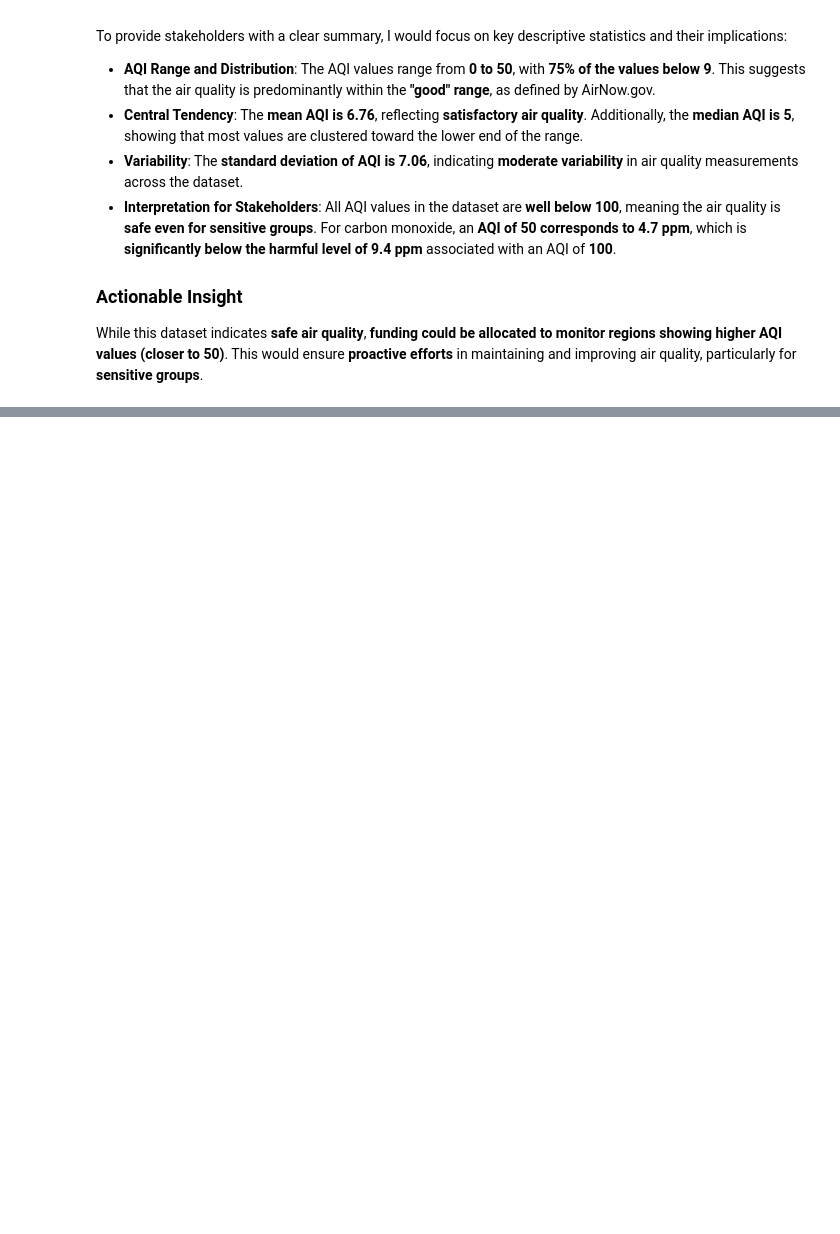
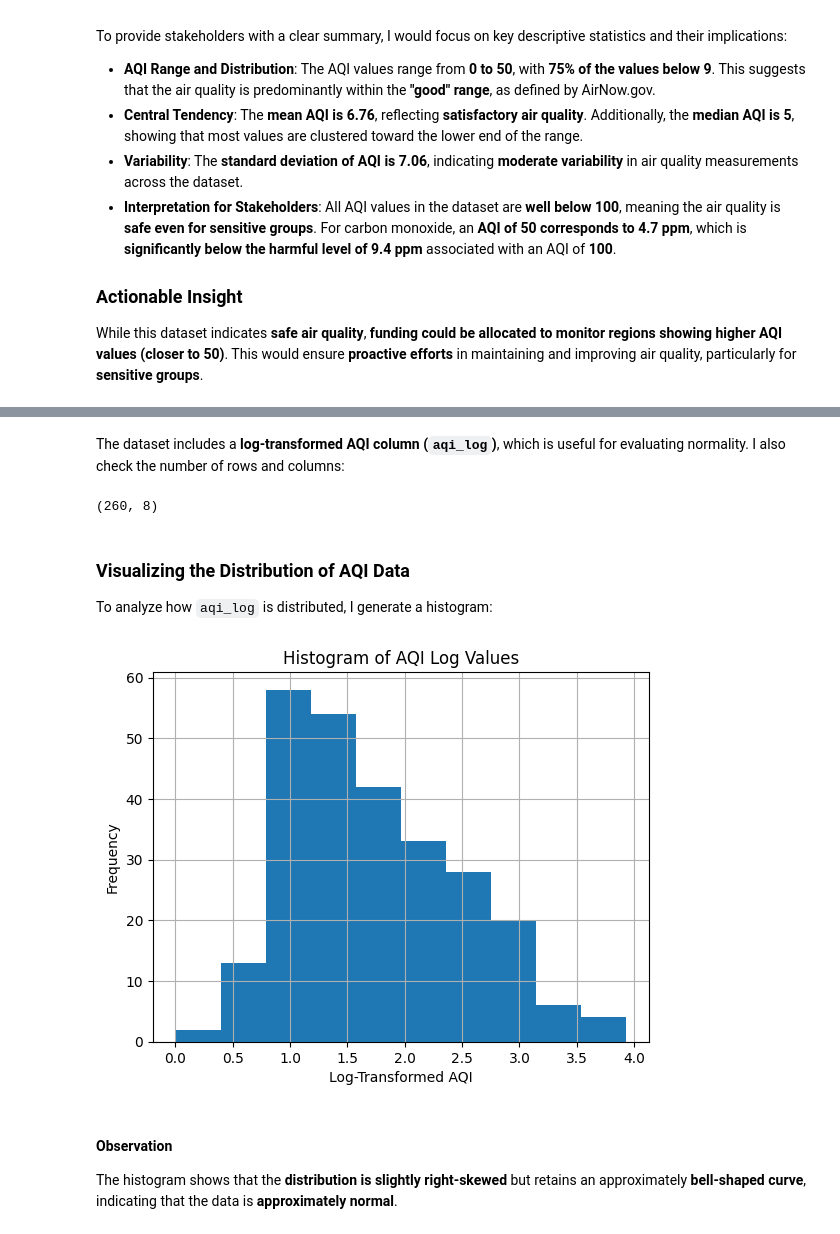
Before and after one commit to Cyberoctane29/EPA-Carbon-Monoxide-AQI-Analysis, a Jupyter notebook: epa_carbon_monoxide_aqi_analysis.ipynb, the cells around one changed output, grey strips where cells are left out. Drawn from its saved outputs; the diff is of its cells as text; code cells hidden in the pictures; blank space fills up the shorter version.

```diff
--- a/epa_carbon_monoxide_aqi_analysis.ipynb
+++ b/epa_carbon_monoxide_aqi_analysis.ipynb
@@ -230,0 +239,2 @@ While this dataset indicates **safe air quality**, **funding could be allocated
+# %%
+data = pd.read_csv(r"C:\Users\saswa\Documents\GitHub\EPA-Carbon-Monoxide-AQI-Analysis\Data\modified_c4_epa_air_quality.csv")
@@ -230,0 +259,21 @@ While this dataset indicates **safe air quality**, **funding could be allocated
+# %% [markdown]
+The dataset includes a **log-transformed AQI column (`aqi_log`)**, which is useful for evaluating normality. I also check the number of rows and columns:
+# %%
+data.shape
+# %% [output]
+(260, 8)
+# %% [markdown]
+### **Visualizing the Distribution of AQI Data**
+
+To analyze how `aqi_log` is distributed, I generate a histogram:
+# %%
+data['aqi_log'].hist()
+plt.xlabel('Log-Transformed AQI')
+plt.ylabel('Frequency')
+plt.title('Histogram of AQI Log Values')
+plt.show()
+# %% [output]
+[figure, added]
+# %% [markdown]
+#### **Observation**
+The histogram shows that the **distribution is slightly right-skewed** but retains an approximately **bell-shaped curve**, indicating that the data is **approximately normal**.
```
Also changed, not shown: parts of 28 cells of this notebook.
